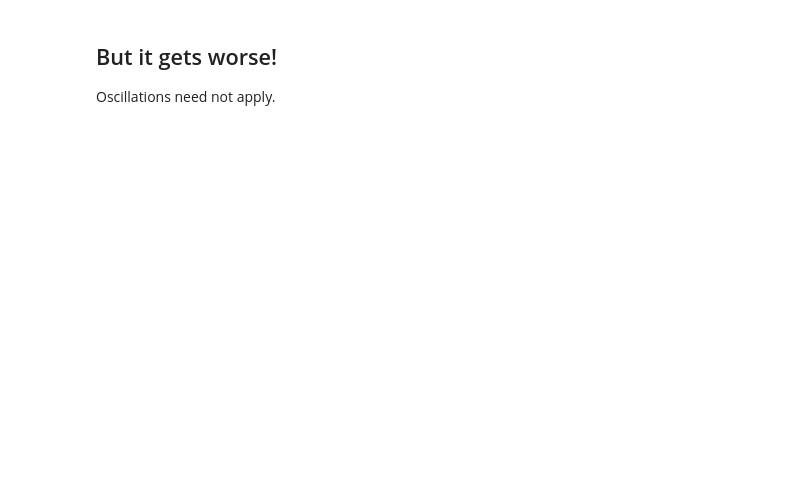
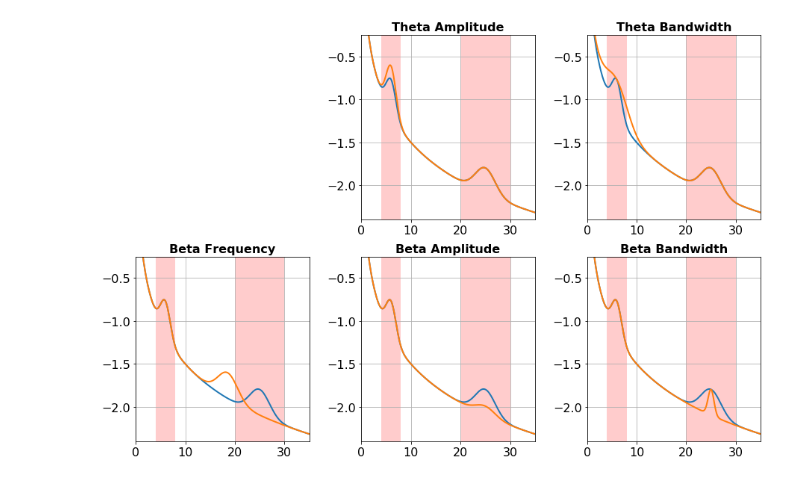
Before and after one commit to voytekresearch/BandRatios, a Jupyter notebook: notebooks/BandRatios-Plot.ipynb, the cells around one changed output. Saved outputs shown, nothing was run; the diff lists cells and outputs as text; code cells hidden in the pictures; blank space fills up the shorter version.

Commit message:
Fix up underdetermined plots and re-run

```diff
--- a/notebooks/BandRatios-Plot.ipynb
+++ b/notebooks/BandRatios-Plot.ipynb
@@ -46,18 +57,19 @@ base_beta  = [25, 0.3, 2]
 # %%
-# Create the baseline PSD, to compare to
-fs, ps_base = gen_power_spectrum(freq_range, base_ap, [base_theta, base_beta], nlv=nlv, freq_res=freq_res)
+# Change in center frequency
+fs, ps_be_cf = gen_power_spectrum(freq_range, base_ap, [base_theta, [18.595, 0.3, 2]], nlv=nlv, freq_res=freq_res)
 
 # Changes in oscillation power
-fs, ps_th_in = gen_power_spectrum(freq_range, base_ap, [[6, 0.557, 1], base_beta], nlv=nlv, freq_res=freq_res)
-fs, ps_be_de = gen_power_spectrum(freq_range, base_ap, [base_theta, [25, 0.106, 2]], nlv=nlv, freq_res=freq_res)
+fs, ps_th_pw = gen_power_spectrum(freq_range, base_ap, [[6, 0.557, 1], base_beta], nlv=nlv, freq_res=freq_res)
+fs, ps_be_pw = gen_power_spectrum(freq_range, base_ap, [base_theta, [25, 0.106, 2]], nlv=nlv, freq_res=freq_res)
 
 # Changes in oscillation bandwidth
 fs, ps_th_bw = gen_power_spectrum(freq_range, base_ap, [[6, 0.4, 2.21], base_beta], nlv=nlv, freq_res=freq_res)
 fs, ps_be_bw = gen_power_spectrum(freq_range, base_ap, [base_theta, [25, 0.3, 0.594]], nlv=nlv, freq_res=freq_res)
-
-# Change in center frequency
-fs, ps_be_cf = gen_power_spectrum(freq_range, base_ap, [base_theta, [18.595, 0.3, 2]], nlv=nlv, freq_res=freq_res)
-
-# Change in aperiodic slope (note: due to current fooof.synth, this also alters offset, to change rotation point)
-fs, ps_ap_sl = gen_power_spectrum(freq_range, [0.2, 1.6635], [base_theta, base_beta], nlv=nlv, freq_res=freq_res)
+# %%
+# Collect all the power spectra together
+spectra_data = {'Theta Amplitude' : ps_th_pw,
+                'Theta Bandwidth' :ps_th_bw,
+                'Beta Frequency' : ps_be_cf,
+                'Beta Amplitude' : ps_be_pw,
+                'Beta Bandwidth' : ps_be_bw}
 # %%
@@ -119,4 +93,26 @@ plt.savefig('../figures/BandRatiosMessiness.png')
-# %% [markdown]
-## But it gets worse!
-
-Oscillations need not apply.
+# %%
+# Create figure
+title_settings = {'fontsize': 16, 'fontweight': 'bold'}
+fig, ax = plt.subplots(2, 3, figsize=(15, 10))
+
+ax[0, 0].axis('off')
+
+for axis, (title, data) in zip(ax.flatten()[1:], spectra_data.items()):
+
+    plot_spectra_shading(fs, [ps_base, data], [theta_band, beta_band],
+                         log_freqs=False, log_powers=True, ax=axis)
+
+    axis.set_title(title, **title_settings)
+
+    axis.set_xlim([0, 35])
+    axis.set_ylim([-2.4, -0.25])
+
+    axis.xaxis.label.set_visible(False)
+    axis.yaxis.label.set_visible(False)
+
+fig.subplots_adjust(hspace=.2)
+fig.subplots_adjust(wspace=.3)
+
+plt.savefig('../figures/Periodic-Underdetermined.png', dpi=700)
+# %% [output]
+[figure, added]
```
Also changed, not shown: parts of 17 cells of this notebook, 3 other files.
